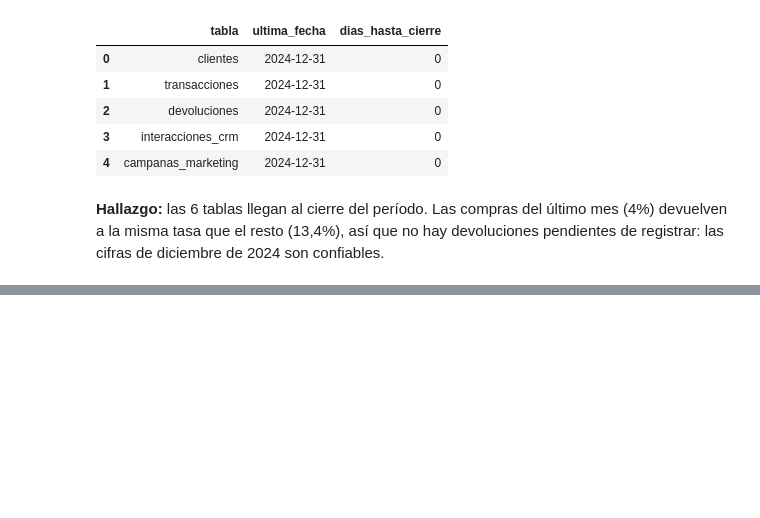
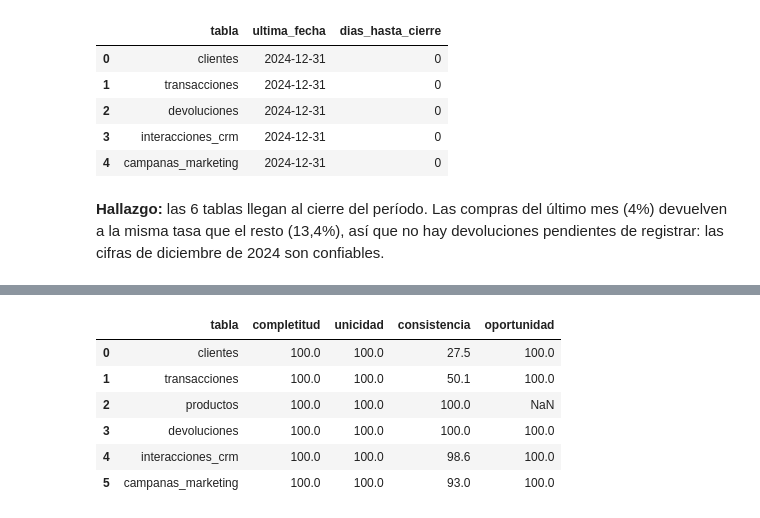
Before and after one commit to Hjanner/retail-intelligence, a Jupyter notebook: notebooks/01_auditoria.ipynb, the cells around one changed output, grey strips where cells are left out. Cells and saved outputs as stored; diff of their text form; code cells hidden in the pictures; blank space fills up the shorter version.

Commit message:
A1: bloque 4 - campañas vs compras, métricas por tabla y outliers

```diff
--- a/notebooks/01_auditoria.ipynb
+++ b/notebooks/01_auditoria.ipynb
@@ -288,0 +330,6 @@ pendientes de registrar: las cifras de diciembre de 2024 son confiables.
+# %%
+campanas_clean = cam.copy()
+campanas_clean["compra_en_30d"] = campanas_clean.campana_id.isin(campanas_con_compra(VENTANA))
+campanas_clean["conversion_verificada"] = (campanas_clean.convertido == 1) & campanas_clean.compra_en_30d
+campanas_clean.to_csv(CLEAN / "campanas_marketing.csv", index=False)
+print(f"Conversiones verificadas: {campanas_clean.conversion_verificada.sum()} de {es_conv.sum()}")
@@ -288,0 +358,29 @@ pendientes de registrar: las cifras de diciembre de 2024 son confiables.
+# %%
+fin_periodo = pd.Timestamp("2024-12-31")
+consistencia = {
+    "clientes": (~cli.cliente_id.isin(tc.loc[antes_registro, "cliente_id"])).mean(),
+    "transacciones": (~antes_registro).mean(),
+    "productos": (abs((pr.precio_lista - pr.costo) / pr.precio_lista * 100 - pr.margen_bruto_pct) <= 0.5).mean(),
+    "devoluciones": (dias_dev.between(0, 30)
+                     & (dv.monto_devuelto <= dv.monto_neto + 0.01)
+                     & (dv.cliente_id_dev == dv.cliente_id_tx)).mean(),
+    "interacciones_crm": (crm.tiempo_respuesta_hrs <= 100).mean(),
+    "campanas_marketing": (~((cam.convertido == 1) & ~campanas_clean.compra_en_30d)).mean(),
+}
+metricas_tabla = pd.DataFrame([
+    {"tabla": n,
+     "completitud": (1 - df.isna().sum().sum() / df.size) * 100,
+     "unicidad": (1 - df[PK[n]].duplicated().sum() / len(df)) * 100,
+     "consistencia": consistencia[n] * 100,
+     "oportunidad": (100.0 if df[FECHAS[n][0]].max() >= fin_periodo else 0.0) if FECHAS[n] else None}
+    for n, df in dfs.items()
+]).round(1)
+metricas_tabla
+# %% [output]
+|  | tabla | completitud | unicidad | consistencia | oportunidad |
+| 0 | clientes | 100.0 | 100.0 | 27.5 | 100.0 |
+| 1 | transacciones | 100.0 | 100.0 | 50.1 | 100.0 |
+| 2 | productos | 100.0 | 100.0 | 100.0 | NaN |
+| 3 | devoluciones | 100.0 | 100.0 | 100.0 | 100.0 |
+| 4 | interacciones_crm | 100.0 | 100.0 | 98.6 | 100.0 |
+| 5 | campanas_marketing | 100.0 | 100.0 | 93.0 | 100.0 |
```
Also changed, not shown: parts of 8 cells of this notebook, 2 other files.
